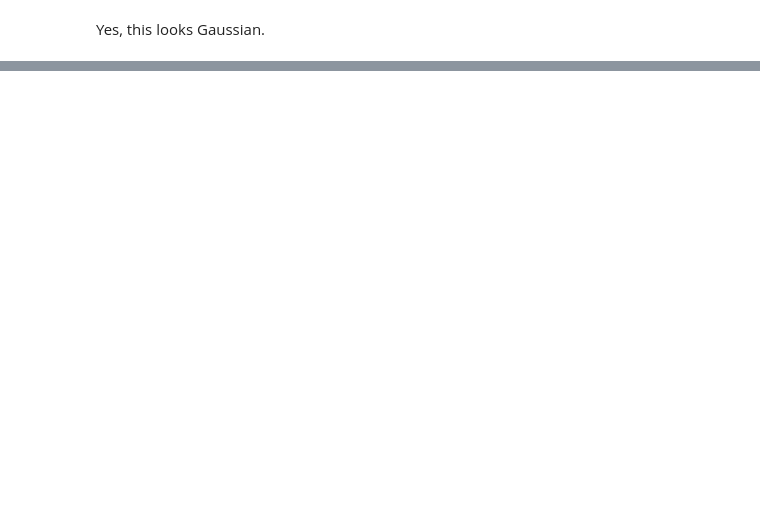
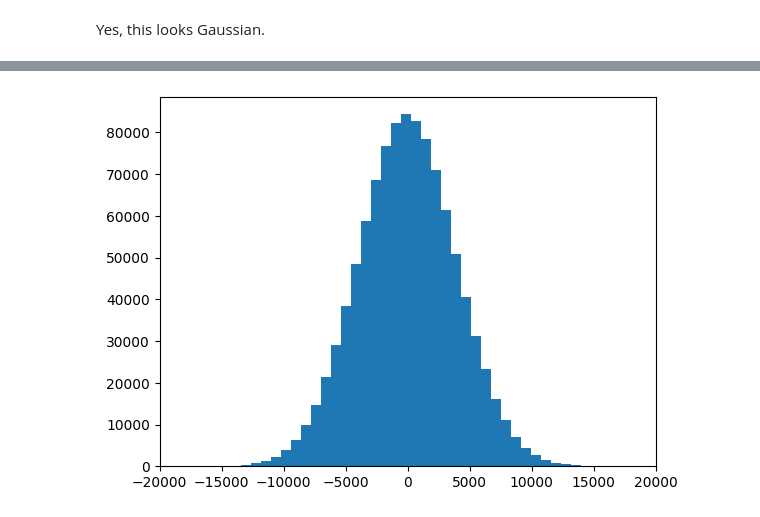
Before and after one commit to norrismeg/odw, a Jupyter notebook: Tutorials/Day_2/Tuto_2.1_Matched_filtering_introduction.ipynb, the cells around one changed output, grey strips where cells are left out. Saved outputs shown, nothing was run; the diff lists cells and outputs as text; code cells hidden in the pictures; blank space fills up the shorter version.

```diff
--- a/Tutorials/Day_2/Tuto_2.1_Matched_filtering_introduction.ipynb
+++ b/Tutorials/Day_2/Tuto_2.1_Matched_filtering_introduction.ipynb
@@ -233,0 +242,6 @@ Yes, this looks Gaussian.
+# %%
+plt.hist(cross_correlation,bins=500)
+plt.xlim(-20000,20000)
+plt.show()
+# %% [output]
+[figure, added]
```
Also changed, not shown: parts of 6 cells of this notebook.
